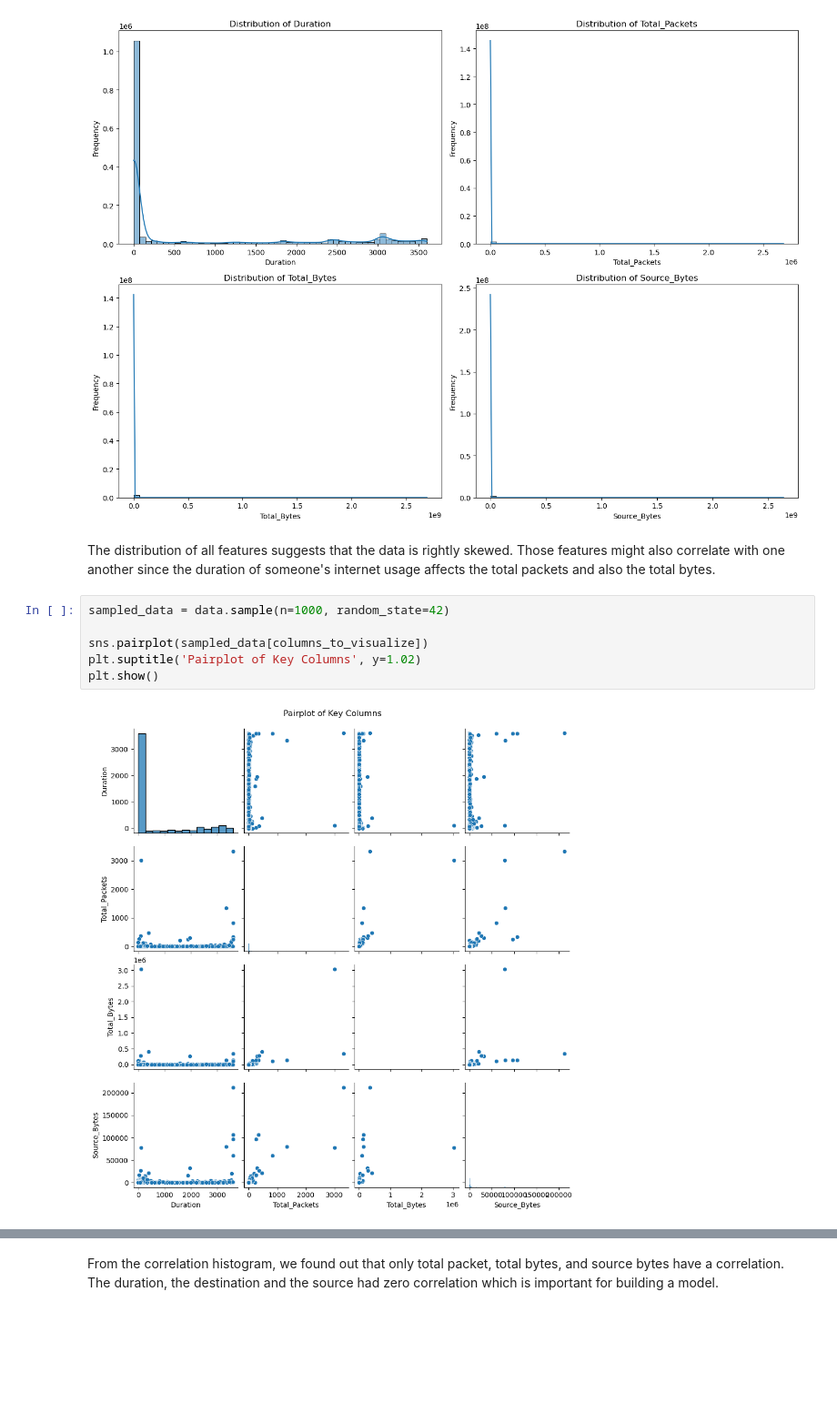
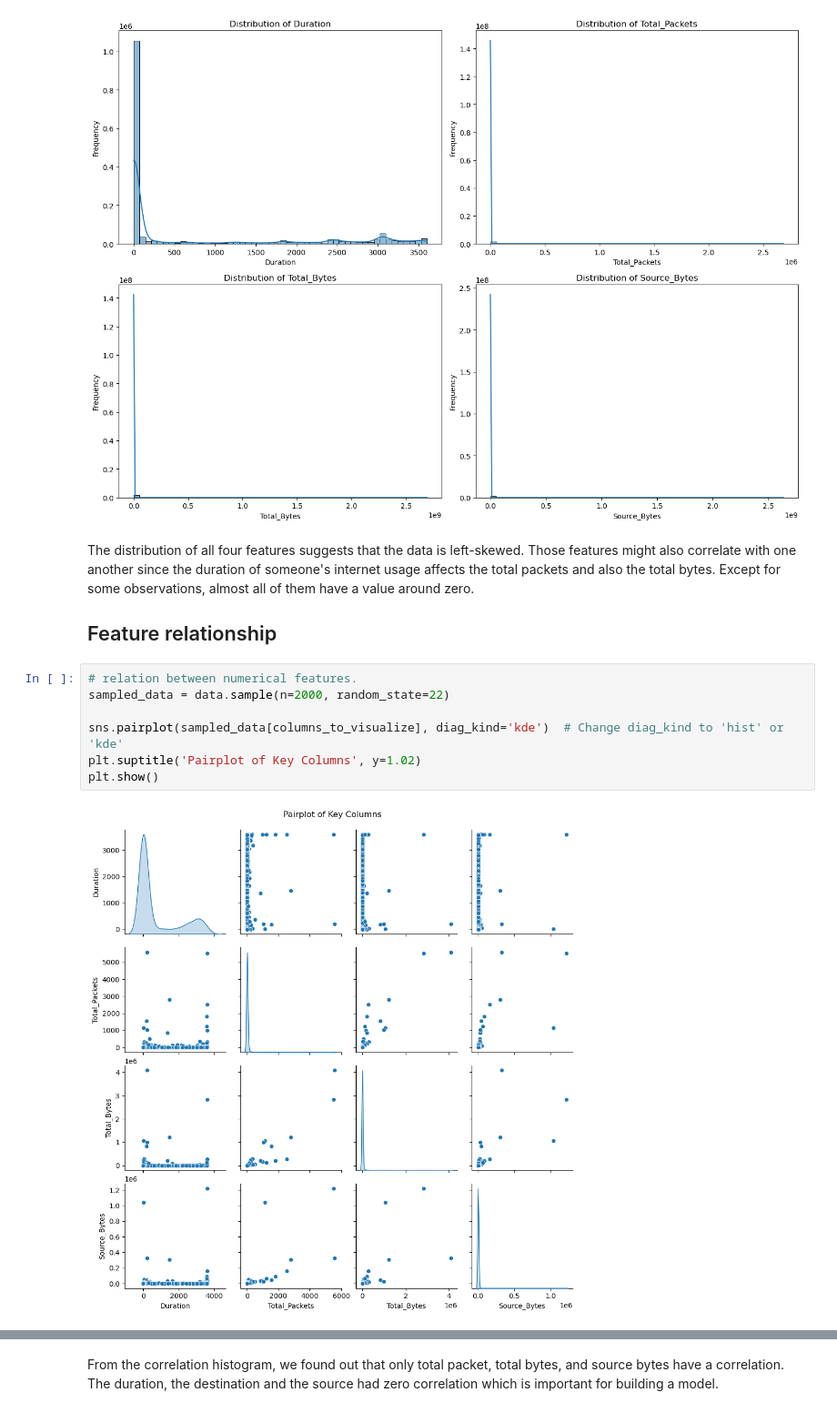
Before and after one commit to davedawitdave/Network-security-analysis-and-botnet-prediction, a Jupyter notebook: preprocessing/Explore_data.ipynb, the cells around one changed output, grey strips where cells are left out. Shown: that part at 91% size. Drawn from its saved outputs; the diff is of its cells as text; blank space fills up the shorter version.

Commit message:
further exploration of the data version 2

```diff
--- a/preprocessing/Explore_data.ipynb
+++ b/preprocessing/Explore_data.ipynb
@@ -83,12 +99,14 @@ plt.show()
 # %% [output]
 [figure]
 # %% [markdown]
-The distribution of all features suggests that the data is rightly skewed. Those features might also correlate with one another since the duration of someone's internet usage affects the total packets and also the total bytes.
+The distribution of all four features suggests that the data is left-skewed. Those features might also correlate with one another since the duration of someone's internet usage affects the total packets and also the total bytes. Except for some observations, almost all of them have a value around zero.
+## Feature relationship
 # %%
-sampled_data = data.sample(n=1000, random_state=42)
+# relation between numerical features.
+sampled_data = data.sample(n=2000, random_state=22)
 
-sns.pairplot(sampled_data[columns_to_visualize])
+sns.pairplot(sampled_data[columns_to_visualize], diag_kind='kde')  # Change diag_kind to 'hist' or 'kde'
 plt.suptitle('Pairplot of Key Columns', y=1.02)
 plt.show()
 # %% [output]
-[figure, old version]
+[figure, new version]
```
Also changed, not shown: parts of 22 cells of this notebook.
